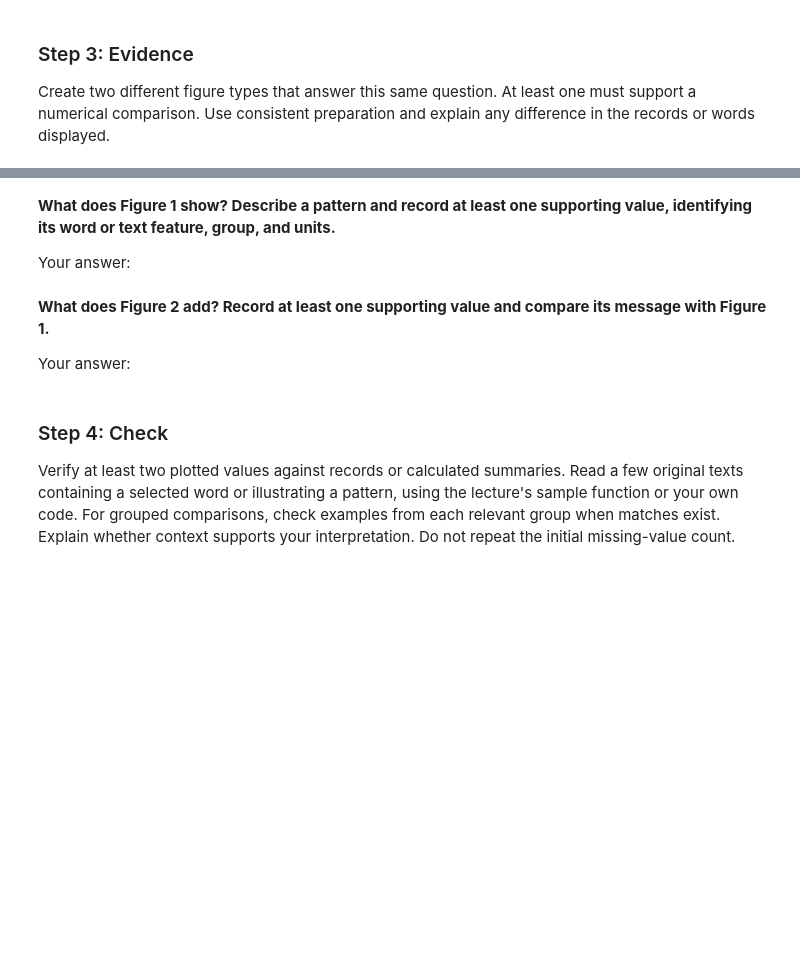
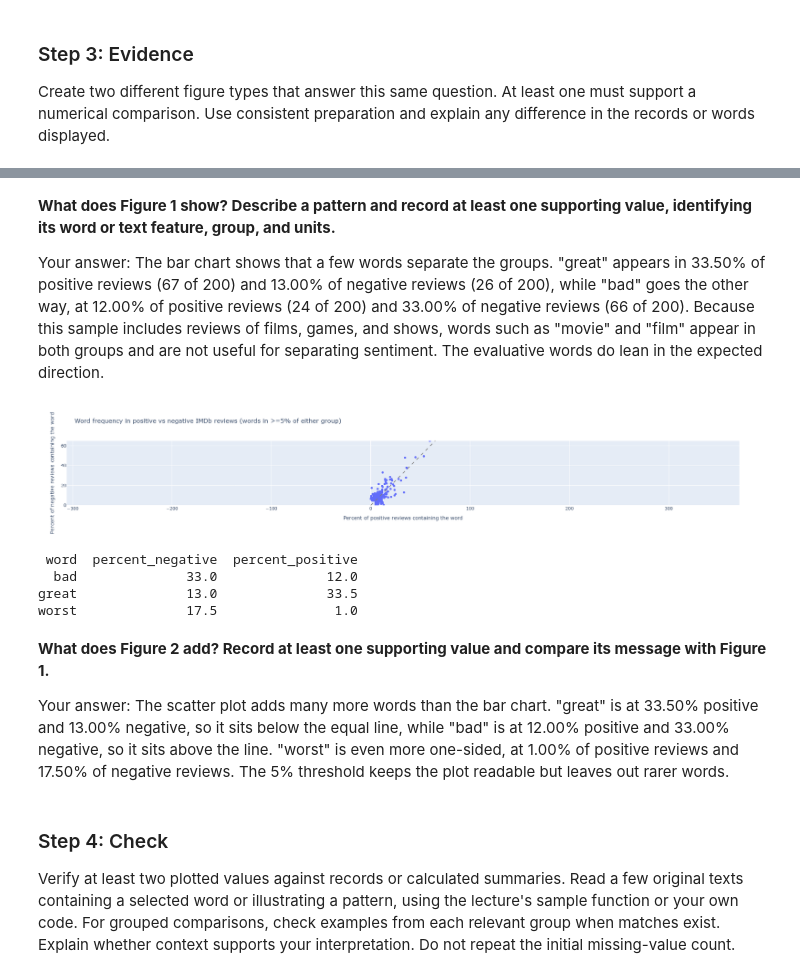
Before and after one commit to JPDeuce/Data_Visualization_and_Modeling_Campus, a Jupyter notebook: week04/lab/Lab - Visualizing Text Data.ipynb, the cells around one changed output, grey strips where cells are left out. Drawn from its saved outputs; the diff is of its cells as text; code cells hidden in the pictures; blank space fills up the shorter version.

```diff
--- a/week04/lab/Lab - Visualizing Text Data.ipynb
+++ b/week04/lab/Lab - Visualizing Text Data.ipynb
@@ -168,14 +291,44 @@ Your answer:
 # %% [markdown]
 **What does Figure 1 show? Describe a pattern and record at least one supporting value, identifying its word or text feature, group, and units.**
 
-Your answer:
+Your answer: The bar chart shows that a few words separate the groups. "great" appears in 33.50% of positive reviews (67 of 200) and 13.00% of negative reviews (26 of 200), while "bad" goes the other way, at 12.00% of positive reviews (24 of 200) and 33.00% of negative reviews (66 of 200). Because this sample includes reviews of films, games, and shows, words such as "movie" and "film" appear in both groups and are not useful for separating sentiment. The evaluative words do lean in the expected direction.
 # %%
 # Create Figure 2 using a different chart type to answer the same question.
 # Label any transformation or display threshold.
+
+scatter_df = frequency_df.pivot(index='word', columns='sentiment', values='percent_reviews').fillna(0).reset_index()
+scatter_df = scatter_df.rename(columns={'positive': 'percent_positive', 'negative': 'percent_negative'})
+
+display_scatter_df = scatter_df[(scatter_df['percent_positive'] >= 5) | (scatter_df['percent_negative'] >= 5)].copy()
+
+max_percent = max(display_scatter_df['percent_positive'].max(), display_scatter_df['percent_negative'].max())
+
+fig = px.scatter(
+    display_scatter_df,
+    x='percent_positive',
+    y='percent_negative',
+    hover_name='word',
+    labels={
+        'percent_positive': 'Percent of positive reviews containing the word',
+        'percent_negative': 'Percent of negative reviews containing the word'
+    },
+    title='Word frequency in positive vs negative IMDb reviews (words in >=5% of either group)')
+fig.add_shape(type='line', x0=0, y0=0, x1=max_percent, y1=max_percent, line=dict(dash='dash', color='gray'))
+fig.update_yaxes(range=[0, max_percent], scaleanchor='x', scaleratio=1)
+fig.update_xaxes(range=[0, max_percent])
+fig.show()
+
+print(display_scatter_df.loc[display_scatter_df['word'].isin(['great', 'bad', 'worst'])].to_string(index=False))
+# %% [output]
+[figure, added]
+ word  percent_negative  percent_positive
+  bad              33.0              12.0
+great              13.0              33.5
+worst              17.5               1.0
 # %% [markdown]
 **What does Figure 2 add? Record at least one supporting value and compare its message with Figure 1.**
 
-Your answer:
+Your answer: The scatter plot adds many more words than the bar chart. "great" is at 33.50% positive and 13.00% negative, so it sits below the equal line, while "bad" is at 12.00% positive and 33.00% negative, so it sits above the line. "worst" is even more one-sided, at 1.00% of positive reviews and 17.50% of negative reviews. The 5% threshold keeps the plot readable but leaves out rarer words.
 # %% [markdown]
 ### Step 4: Check
 
```
Also changed, not shown: parts of 45 cells of this notebook, 2 other files.
